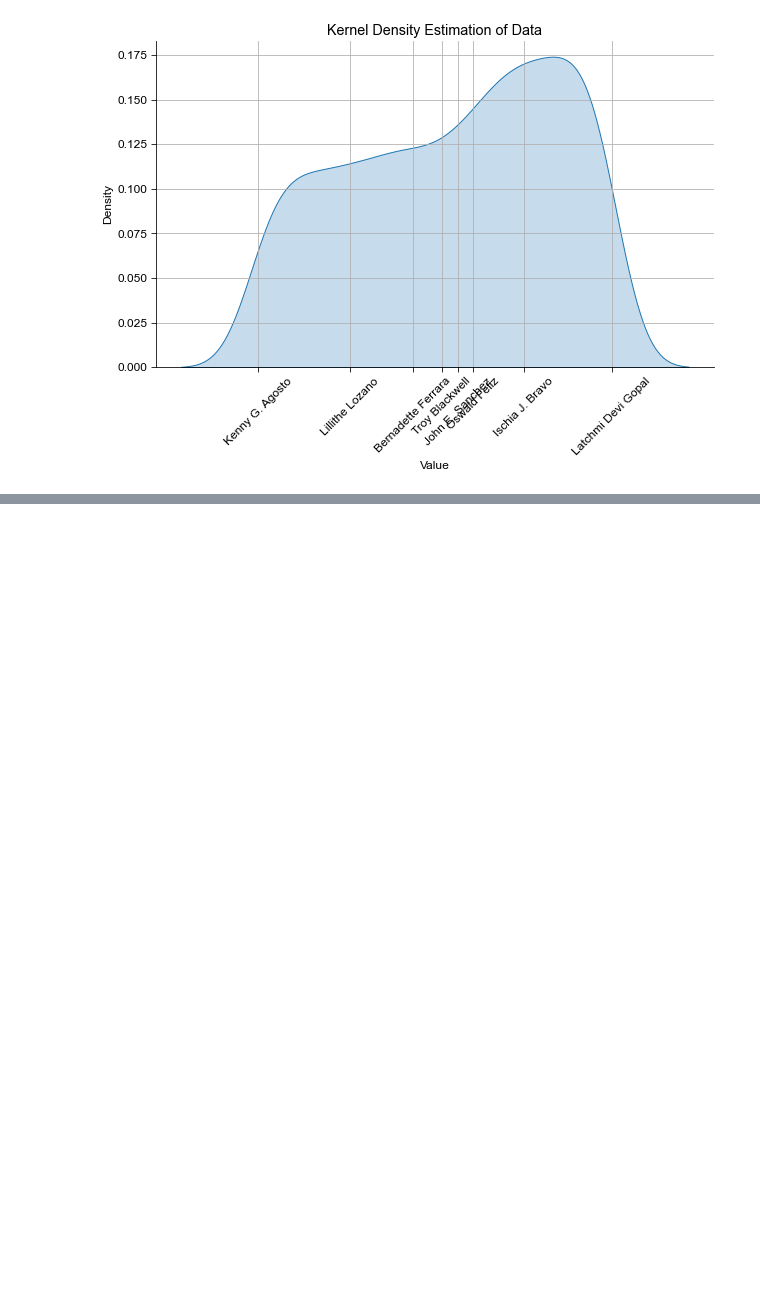
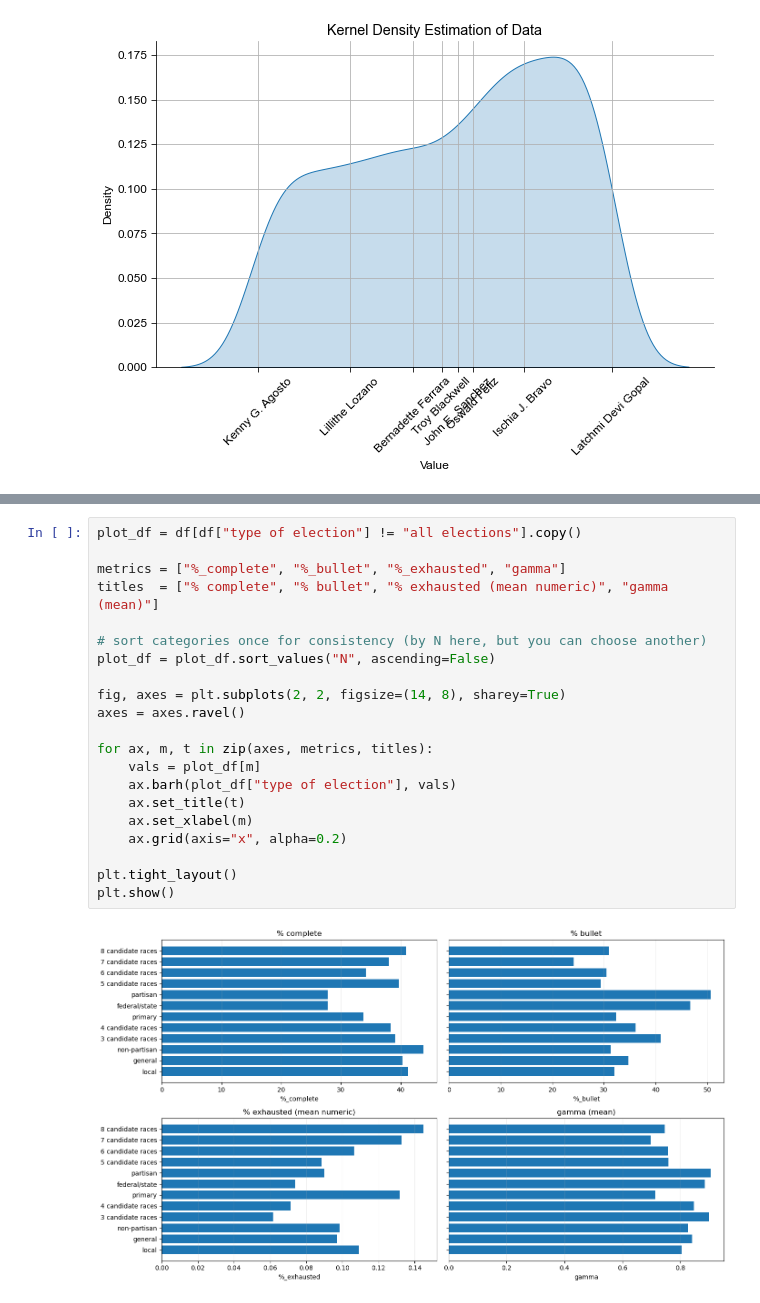
Before and after one commit to SamWangPhD/bugs-in-democracy, a Jupyter notebook: cleaned files/figures.ipynb, the cells around one changed output, grey strips where cells are left out. Cells and saved outputs as stored; diff of their text form; blank space fills up the shorter version.

```diff
--- a/cleaned files/figures.ipynb
+++ b/cleaned files/figures.ipynb
@@ -2871,0 +2892,23 @@ plot_KDE(bullet, normalized_distances_original, filename, ignore=False, save=Fal
+# %%
+plot_df = df[df["type of election"] != "all elections"].copy()
+
+metrics = ["%_complete", "%_bullet", "%_exhausted", "gamma"]
+titles  = ["% complete", "% bullet", "% exhausted (mean numeric)", "gamma (mean)"]
+
+# sort categories once for consistency (by N here, but you can choose another)
+plot_df = plot_df.sort_values("N", ascending=False)
+
+fig, axes = plt.subplots(2, 2, figsize=(14, 8), sharey=True)
+axes = axes.ravel()
+
+for ax, m, t in zip(axes, metrics, titles):
+    vals = plot_df[m]
+    ax.barh(plot_df["type of election"], vals)
+    ax.set_title(t)
+    ax.set_xlabel(m)
+    ax.grid(axis="x", alpha=0.2)
+
+plt.tight_layout()
+plt.show()
+# %% [output]
+[figure, added]
```
Also changed, not shown: parts of 5 cells of this notebook, 2 other files.
